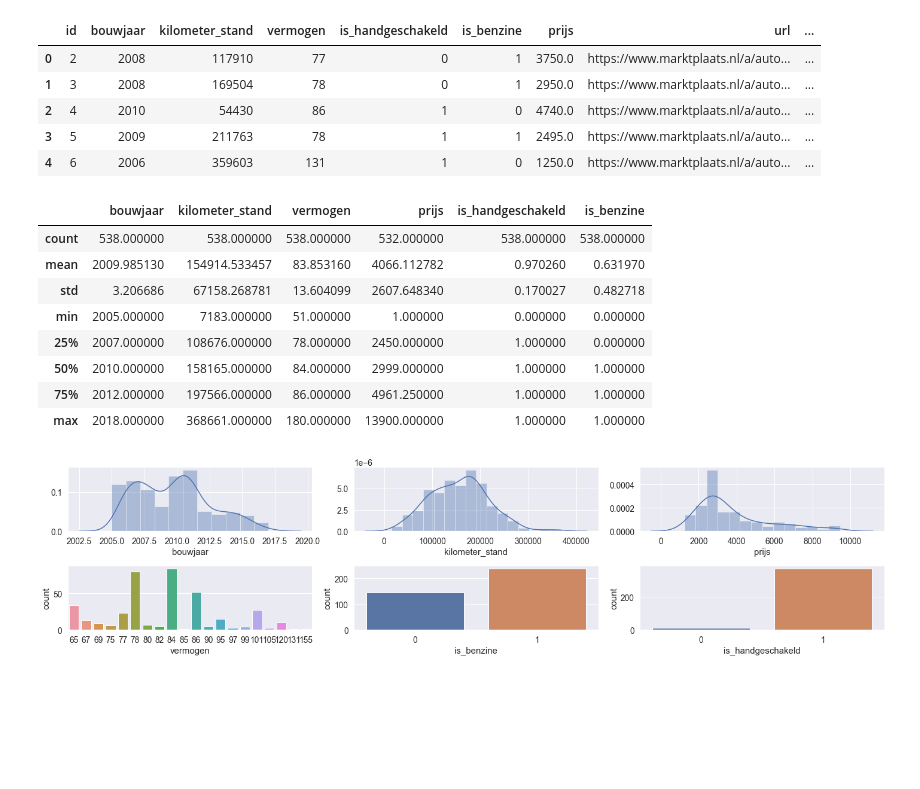
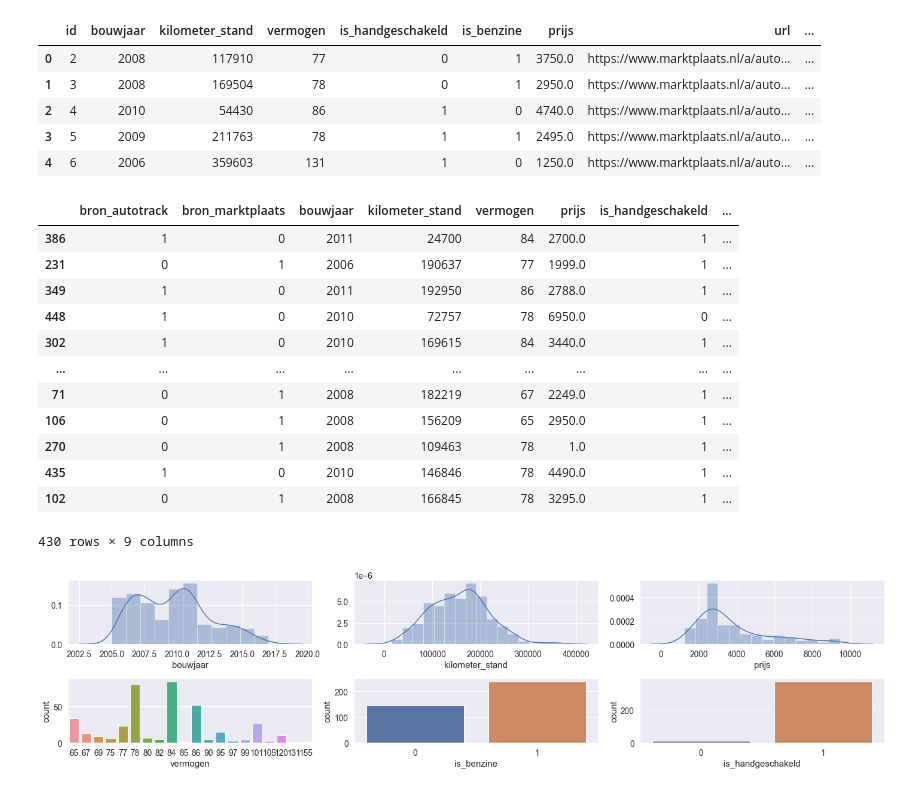
Before and after one commit to marcusabu/Autos, a Jupyter notebook: models/1. Exploratory & preprocessing.ipynb, the cells around one changed output. Saved outputs shown, nothing was run; the diff lists cells and outputs as text; code cells hidden in the pictures; blank space fills up the shorter version.

```diff
--- a/models/1. Exploratory & preprocessing.ipynb
+++ b/models/1. Exploratory & preprocessing.ipynb
@@ -26,18 +26,26 @@ df_raw.head()
 | 3 | 5 | 2009 | 211763 | 78 | 1 | 1 | 2495.0 | https://www.marktplaats.nl/a/auto... | ... |
 | 4 | 6 | 2006 | 359603 | 131 | 1 | 0 | 1250.0 | https://www.marktplaats.nl/a/auto... | ... |
 # %%
-target_names = ["bouwjaar", "kilometer_stand", "vermogen", "prijs", "is_handgeschakeld", "is_benzine"]
+target_names = ["bouwjaar", "kilometer_stand", "vermogen", "prijs", "is_handgeschakeld", "is_benzine", "upload_datum", "bron"]
+
 
 df = df_raw[target_names]
+
+df = pd.concat([pd.get_dummies(df['bron'], prefix='bron'), df], axis=1).drop(["bron"], axis=1)
 df_train, df_test = train_test_split(df, test_size=0.2, random_state=42)
-df.describe()
+
+df_train
 # %% [output]
-|  | bouwjaar | kilometer_stand | vermogen | prijs | is_handgeschakeld | is_benzine |
-| count | 538.000000 | 538.000000 | 538.000000 | 532.000000 | 538.000000 | 538.000000 |
-| mean | 2009.985130 | 154914.533457 | 83.853160 | 4066.112782 | 0.970260 | 0.631970 |
-| std | 3.206686 | 67158.268781 | 13.604099 | 2607.648340 | 0.170027 | 0.482718 |
-| min | 2005.000000 | 7183.000000 | 51.000000 | 1.000000 | 0.000000 | 0.000000 |
-| 25% | 2007.000000 | 108676.000000 | 78.000000 | 2450.000000 | 1.000000 | 0.000000 |
-| 50% | 2010.000000 | 158165.000000 | 84.000000 | 2999.000000 | 1.000000 | 1.000000 |
-| 75% | 2012.000000 | 197566.000000 | 86.000000 | 4961.250000 | 1.000000 | 1.000000 |
-| max | 2018.000000 | 368661.000000 | 180.000000 | 13900.000000 | 1.000000 | 1.000000 |
+|  | bron_autotrack | bron_marktplaats | bouwjaar | kilometer_stand | vermogen | prijs | is_handgeschakeld | ... |
+| 386 | 1 | 0 | 2011 | 24700 | 84 | 2700.0 | 1 | ... |
+| 231 | 0 | 1 | 2006 | 190637 | 77 | 1999.0 | 1 | ... |
+| 349 | 1 | 0 | 2011 | 192950 | 86 | 2788.0 | 1 | ... |
+| 448 | 1 | 0 | 2010 | 72757 | 78 | 6950.0 | 0 | ... |
+| 302 | 1 | 0 | 2010 | 169615 | 84 | 3440.0 | 1 | ... |
+| ... | ... | ... | ... | ... | ... | ... | ... | ... |
+| 71 | 0 | 1 | 2008 | 182219 | 67 | 2249.0 | 1 | ... |
+| 106 | 0 | 1 | 2008 | 156209 | 65 | 2950.0 | 1 | ... |
+| 270 | 0 | 1 | 2008 | 109463 | 78 | 1.0 | 1 | ... |
+| 435 | 1 | 0 | 2010 | 146846 | 78 | 4490.0 | 1 | ... |
+| 102 | 0 | 1 | 2008 | 166845 | 78 | 3295.0 | 1 | ... |
+430 rows × 9 columns
```
Also changed, not shown: parts of 3 cells of this notebook, 9 other files.
